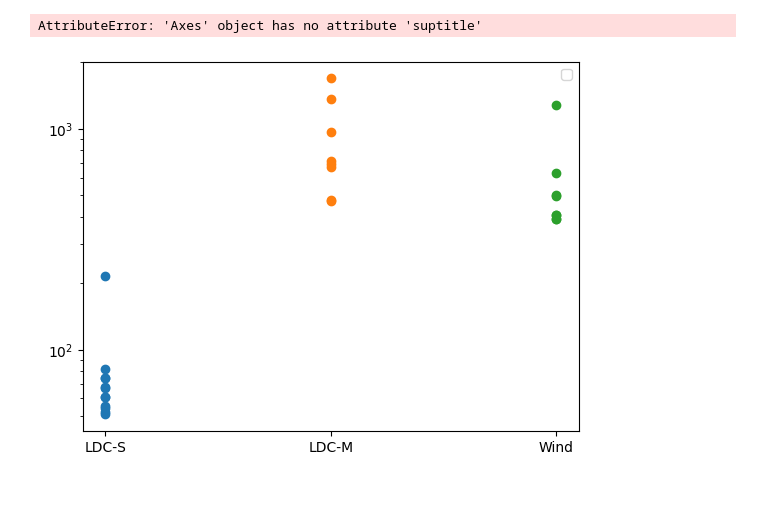
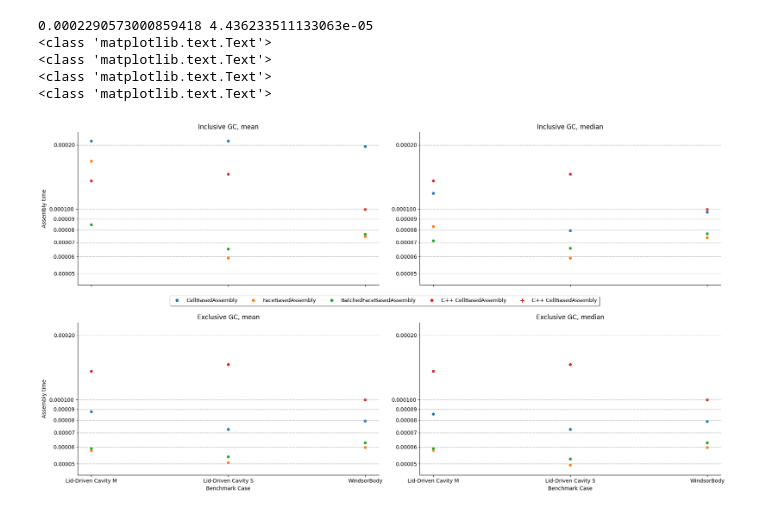
Before and after one commit to lupeterm/FVM-Prototyping, a Jupyter notebook: notebook.ipynb, the cells around one changed output. Saved outputs shown, nothing was run; the diff lists cells and outputs as text; code cells hidden in the pictures.

```diff
--- a/notebook.ipynb
+++ b/notebook.ipynb
@@ -33 +34,4 @@ yticks = [50, 75, 100, 150, 214.5, 300, 750, 1100, 1500, 2100]
 ylabels=[f"{y}ms" for y in yticks]
+# %%
+df = serial.copy()
+assemblyMethods
@@ -49,19 +88,47 @@ plt.show()
-# %%
-ax = plt.figure().add_subplot(111)
-for method in assemblyMethods:
-    method_df = serial.loc[df["algorithm"] == method]
-    xticks = np.arange(1,5).tolist()
-    xticklabels = cases
-    for i, case in enumerate(cases):
-        i += 1
-        case_data = method_df[method_df["case_short"] == case]
-        time = case_data["time_ms"]
-        xloc = np.full(i, len(time))
-        ax.scatter(, time )
-    ax.xaxis.set_ticks(np.arange(1,4), cases)
-    ax.set_yscale("log")
-    ax.legend()
-ax.suptitle("Cell-Based Matrix Assembly", fontsize=22)
-# %% [output]
-AttributeError: 'Axes' object has no attribute 'suptitle'
-[figure, removed]
+# %%
+p = sb.relplot(
+    data=df,
+    x='case_long',
+    y='time_ms_nCells_normed',
+    hue='algorithm',
+    hue_order=assemblyMethods,
+    aspect=1.61,
+    col="gc_metric_joined",
+    col_wrap=2,
+    facet_kws={'sharey': False, 'sharex': True},
+)
+m = max(df["time_ms_nCells_normed"])
+n = min(df["time_ms_nCells_normed"])
+print(m + m/10, n - n/10)
+for i, ax in enumerate(p.axes.flat):
+    if i % 2 == 0:
+        ax.set_ylabel("Assembly time")
+    ax.scatter([0], 1100/ nonzeros["LDC-M"], marker='+', color='r', label=f"C++ CellBasedAssembly", s=60)
+    ax.scatter([1], 150/ nonzeros["LDC-S"], marker='+', color='r', s=60)
+    ax.scatter([2], 650/ nonzeros["Wind"], marker='+', color='r', s=60)
+    ax.yaxis.grid(True, linestyle="dashed", which="both")
+    ax.set_xlabel("Benchmark Case")
+    ax.set_yscale("log")
+    ax.set_ylim([n-n/10,m+m/10])
+    ax.yaxis.set_major_formatter(ScalarFormatter())
+    ax.yaxis.set_minor_formatter(ScalarFormatter())
+    ax.get_yaxis().get_major_formatter().set_useOffset(False)
+    ax.yaxis.minorticks_on()
+    ax.set_title(ax.title.get_text().split(" = ")[1])
+p.legend.remove()
+for t, new_label in zip(p.legend.texts, labels):
+    print(type(t))
+    t.set_text(new_label)
+handles, labels = p.fig.axes[0].get_legend_handles_labels()
+plt.subplots_adjust(hspace=0.25, right=0.98)
+p.fig.legend(handles, labels, loc="center", bbox_to_anchor = (0.5,0.52),ncol=6, fancybox=True, shadow=True)
+# p.fig.suptitle("Serial Matrix Assembly,  Normed by #Non-Zero Elements", fontsize=22, horizontalalignment="center")
+# plt.show()
+plt.savefig("assembly_normed_ncells.svg")
+# %% [output]
+0.0002290573000859418 4.436233511133063e-05
+<class 'matplotlib.text.Text'>
+<class 'matplotlib.text.Text'>
+<class 'matplotlib.text.Text'>
+<class 'matplotlib.text.Text'>
+[figure, added]
```
Also changed, not shown: parts of 9 cells of this notebook, 7 other files.
